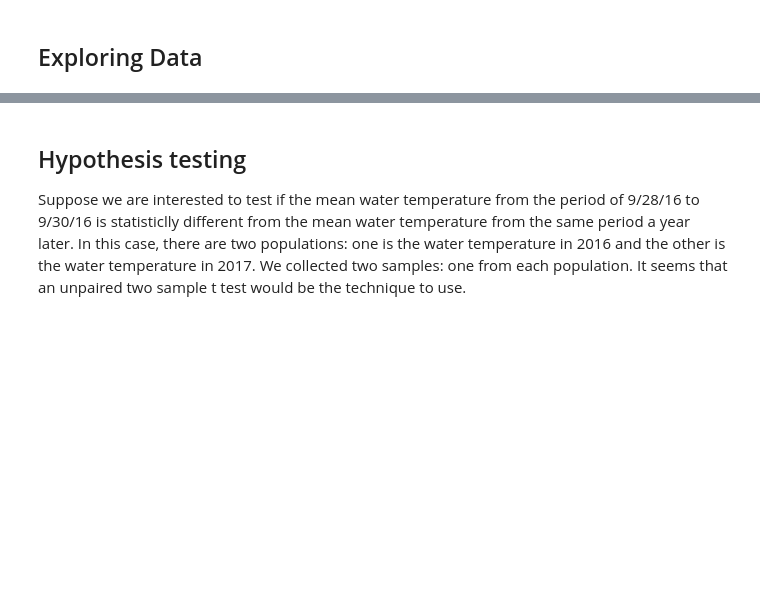
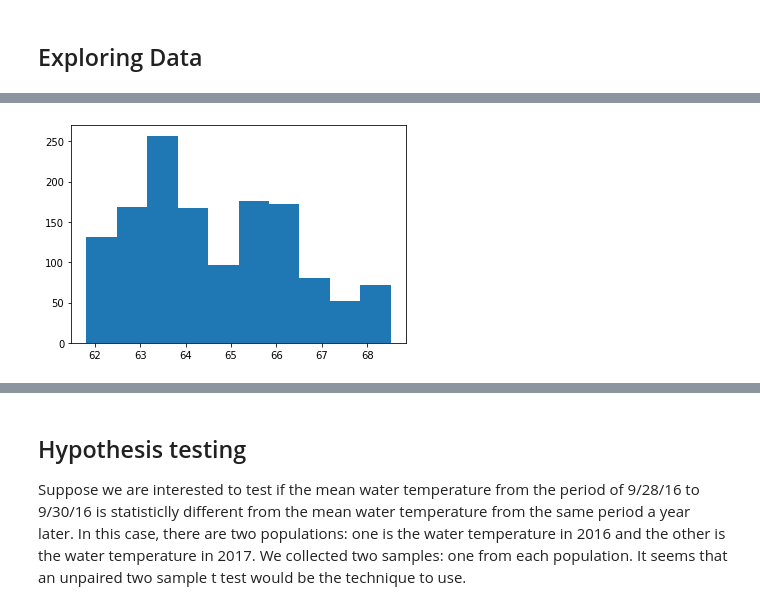
Before and after one commit to StevenXJiang/DataScienceModule2, a Jupyter notebook: ISEN_370_Module_2_Project_Demo.ipynb, the cells around one changed output, grey strips where cells are left out. Saved outputs shown, nothing was run; the diff lists cells and outputs as text; code cells hidden in the pictures; blank space fills up the shorter version.

```diff
--- a/ISEN_370_Module_2_Project_Demo.ipynb
+++ b/ISEN_370_Module_2_Project_Demo.ipynb
@@ -56,0 +87,5 @@ We can select specific feature columns which we are interested in more than othe
+# %%
+plt.hist(df2["Water Temperature[F]"])
+plt.show()
+# %% [output]
+[figure, added]
```
Also changed, not shown: parts of 31 cells of this notebook.
